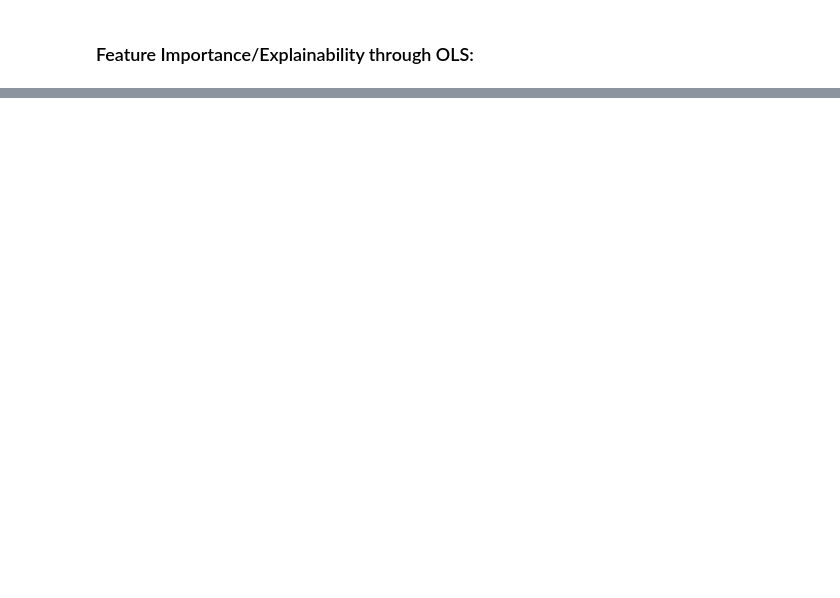
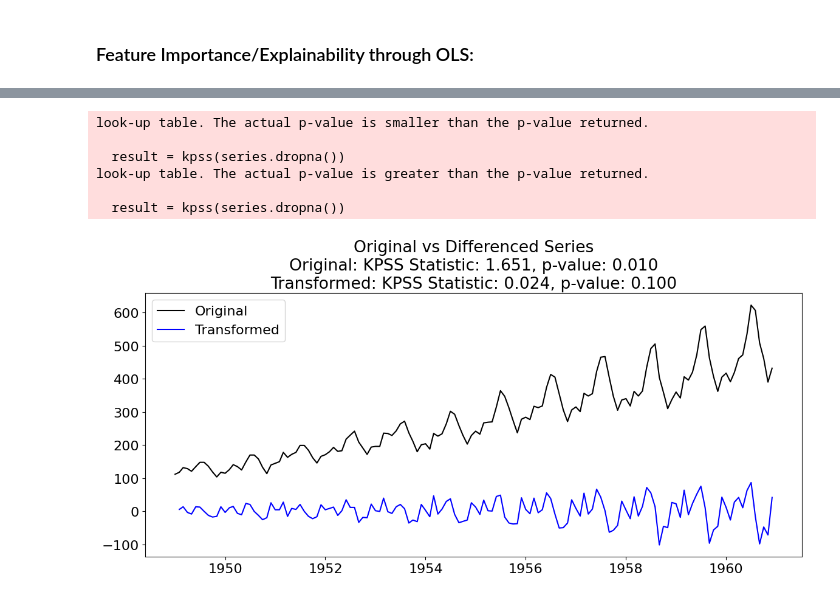
Before and after one commit to Brenden-Dean-Perry/TimeSeriesWithPyTorch, a Jupyter notebook: src/Notebooks/Chapter_2_TheChallengeOfTimeSeries.ipynb, the cells around one changed output, grey strips where cells are left out. Cells and saved outputs as stored; diff of their text form; code cells hidden in the pictures; blank space fills up the shorter version.

```diff
--- a/src/Notebooks/Chapter_2_TheChallengeOfTimeSeries.ipynb
+++ b/src/Notebooks/Chapter_2_TheChallengeOfTimeSeries.ipynb
@@ -437,0 +435,7 @@ NameError: name 'plot_acf' is not defined
+# %%
+from pathlib import Path
+import pandas as pd
+
+path = Path.cwd().parent / "Data" / "passengers.csv"
+series = pd.read_csv(path)
+series.head(n=5)
@@ -437,0 +487,27 @@ NameError: name 'plot_acf' is not defined
+# %%
+from Utilities.ColorUtilities import custom_palette
+def kpss_test(series):
+    result = kpss(series.dropna())
+    return f'KPSS Statistic: {result[0]:.3f}, p-value: {result[1]:.3f}'
+
+def plot_transformation(original, transformed, title):
+    plt.figure(figsize=(12, 6))
+    plt.plot(original, color=custom_palette[0], label='Original')
+    plt.plot(transformed, color=custom_palette[1], label='Transformed')
+    original_kpss = kpss_test(original)
+    transformed_kpss = kpss_test(transformed)
+    plt.title(f'{title}\nOriginal: {original_kpss}\nTransformed: {transformed_kpss}')
+    plt.legend()
+    plt.tight_layout()
+    plt.show()
+# %%
+diff_series = series.diff().dropna()
+plot_transformation(series, diff_series, 'Original vs Differenced Series')
+# %% [output]
+look-up table. The actual p-value is smaller than the p-value returned.
+
+  result = kpss(series.dropna())
+look-up table. The actual p-value is greater than the p-value returned.
+
+  result = kpss(series.dropna())
+[figure, added]
```
Also changed, not shown: parts of 16 cells of this notebook, 5 other files.
